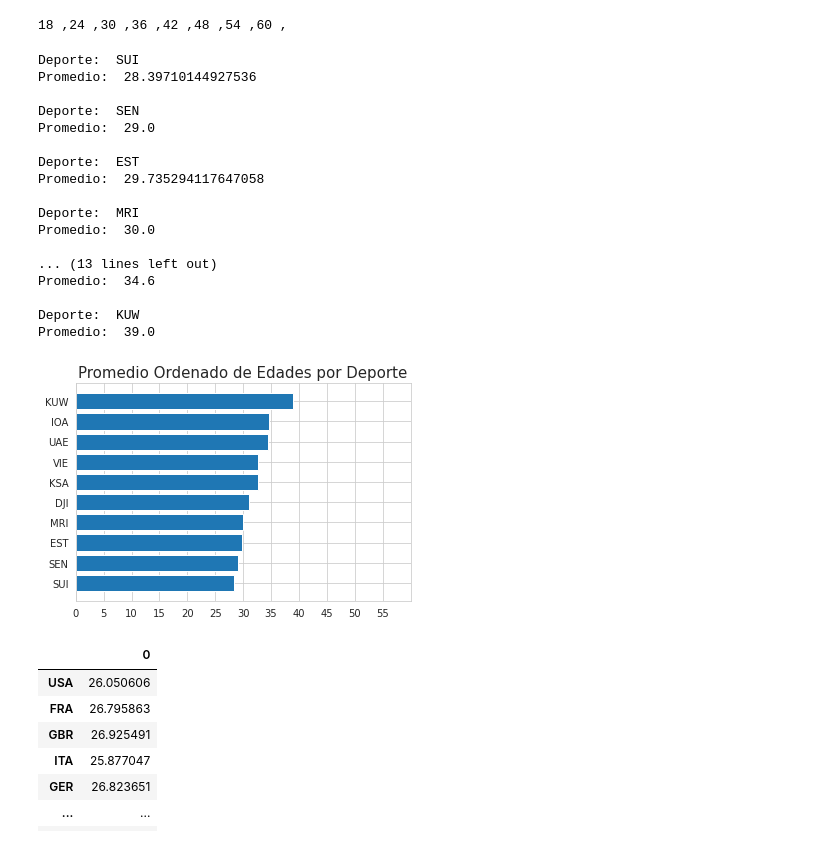
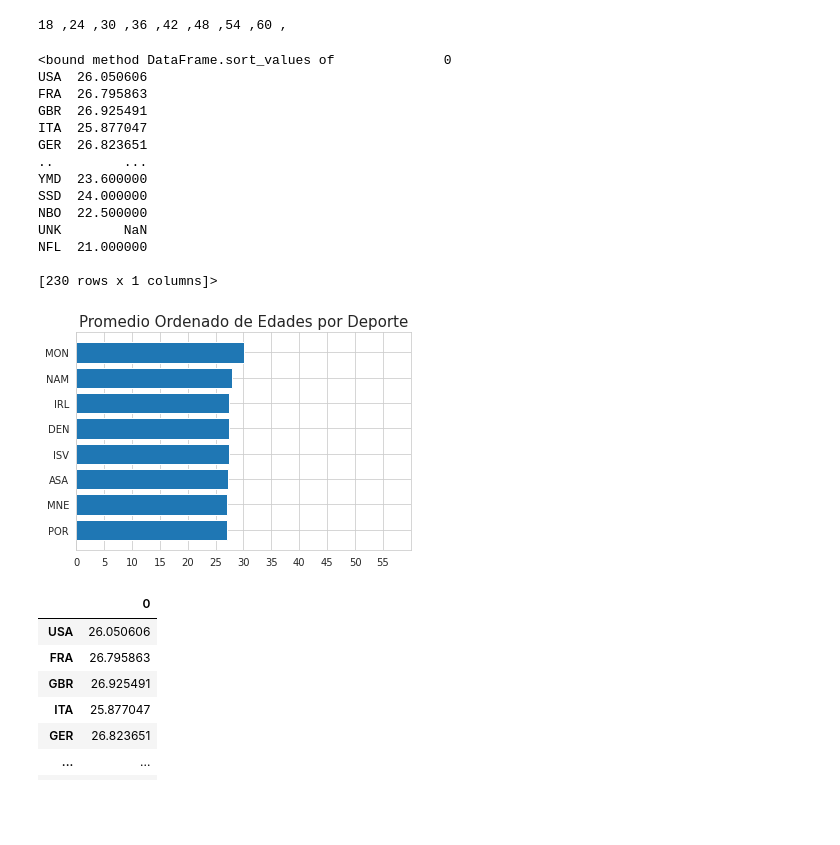
Before and after one commit to stbs22/scripts, a Jupyter notebook: Python/plot.ipynb, the cells around one changed output. Drawn from its saved outputs; the diff is of its cells as text; code cells hidden in the pictures; blank space fills up the shorter version.

```diff
--- a/Python/plot.ipynb
+++ b/Python/plot.ipynb
@@ -5,8 +5,9 @@ import pandas as pd
 import matplotlib.pyplot as plt
 import numpy as np
 import seaborn as sns
-#data = pd.read_csv("/Data/FCD/datap1.csv",sep=",")
+
 #data = pd.read_csv("C:/Users/ESTEBAN/Documents/Scripts_U/git/scripts/Data/FCD/limpia.csv", sep = ",")
 data = pd.read_csv("/home/_init_/Documentos/Scripts/GIT/scripts/Data/FCD/limpia.csv",sep=",")
+sucio = pd.read_csv("/home/_init_/Documentos/Scripts/GIT/scripts/Data/FCD/datap1.csv",sep=",")
 # %%
 ##Limpieza
@@ -98,12 +110,10 @@ fig.savefig("output.png")
 # %%
 lista = []
-for a in data["Age"]:
+for a in sucio["Age"]:
     if not pd.isna(a):
         if int(a) > 18 & int(a) < 60:
             lista.append(a)
 
 df = pd.cut( lista, bins = bins)
 print(df.value_counts())
-
-max(df.value_counts)
 # %% [output]
@@ -143,55 +151,50 @@ for i in range(18,66,6):
 def prnt(df,data):
     for a in list(df.index):
         print("Deporte: ",a)
         print("Promedio: ",data[data["NOC"] == a]["Age"].mean() ,"\n")
     return 0
 
-data = data.dropna()
-
 #Compar edad con deporte con promedio de todas las edades
 df = pd.DataFrame(data["NOC"].value_counts())
-
 nombres = []
 mean = []
 
 for a in list(df.index):
     # print("Deporte: ",a)
-    # print("Promedio: ",data[data["Sport"] == a]["Age"].mean() ,"\n")
+    # print("Promedio: ",data[data["NOC"] == a]["Age"].mean() ,"\n")
     nombres.append(a)
     mean.append(data[data["NOC"] == a]["Age"].mean())
 
 dframe = pd.DataFrame(mean,nombres)
+print(dframe.sort_values)
 dframe.columns = ["Promedio Edades"]
 dframe.sort_values(by = "Promedio Edades", inplace=True, ascending=True)
 
 dframe = dframe.tail(10)
-prnt(dframe,data)
 
 plt.barh(list(dframe.index),dframe["Promedio Edades"])
 plt.xticks([x for x in range(0,60,5)])
 
 plt.xlim([0,60])
 plt.title("Promedio Ordenado de Edades por Deporte", fontsize = 15)
 plt.show()
+# prnt(dframe,data)
 # %% [output]
-Deporte:  SUI
-Promedio:  28.39710144927536
+<bound method DataFrame.sort_values of              0
+USA  26.050606
+FRA  26.795863
+GBR  26.925491
+ITA  25.877047
+GER  26.823651
+..         ...
+YMD  23.600000
+SSD  24.000000
+NBO  22.500000
+UNK        NaN
+NFL  21.000000
 
-Deporte:  SEN
-Promedio:  29.0
-
-Deporte:  EST
-Promedio:  29.735294117647058
-
-Deporte:  MRI
-Promedio:  30.0
-
-... (13 lines left out)
-Promedio:  34.6
-
-Deporte:  KUW
-Promedio:  39.0
+[230 rows x 1 columns]>
-[figure, old version]
+[figure, new version]
 # %%
 df = pd.DataFrame(data["NOC"].value_counts())
 
```
Also changed, not shown: parts of 8 cells of this notebook, 1 other file.
